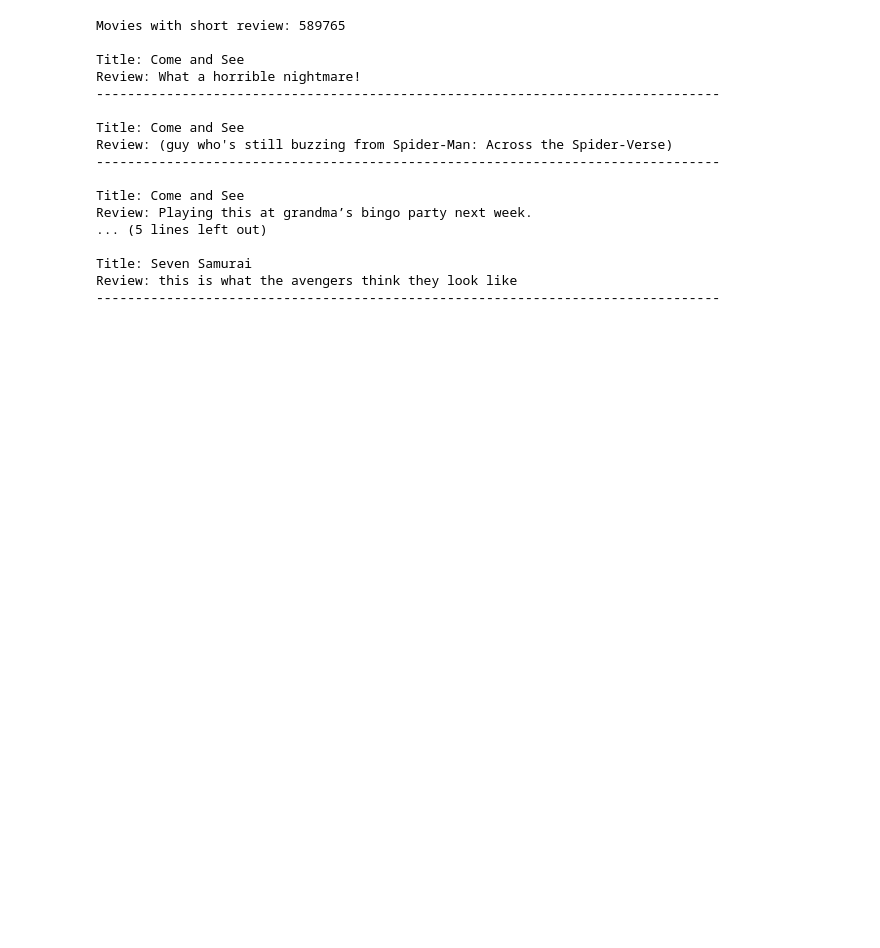
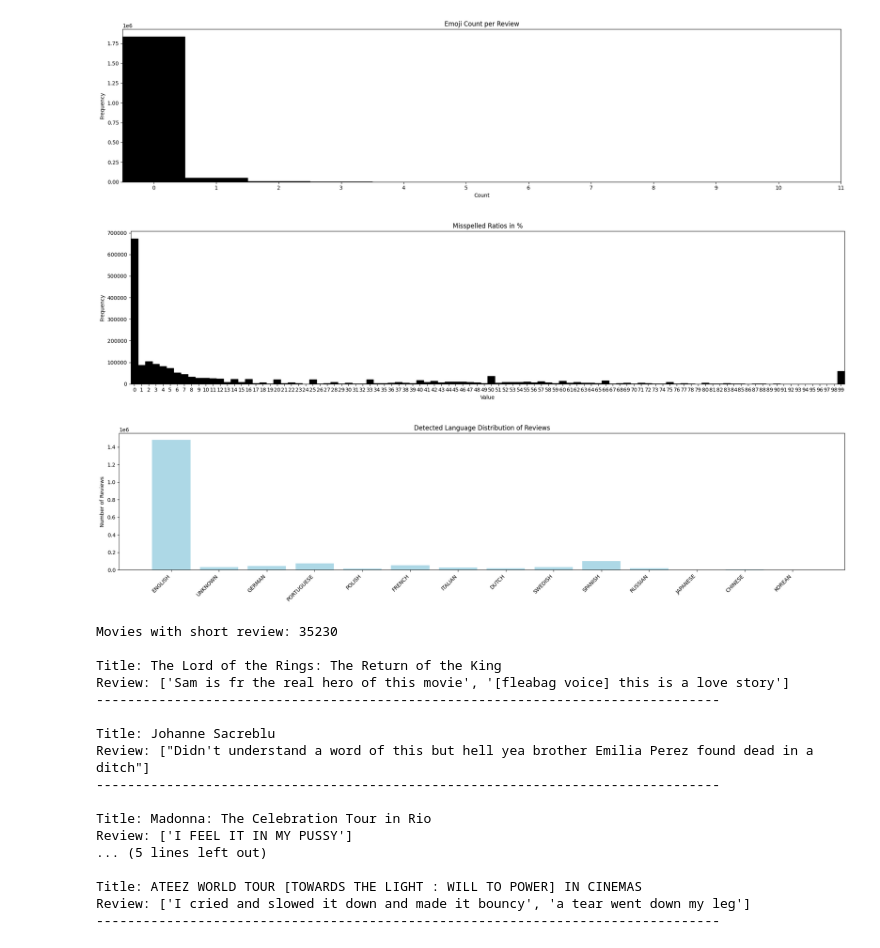
Before and after one commit to hurryman42/The-TruFiTi-Group, a Jupyter notebook: src/data/data_analyse.ipynb, the cells around one changed output. Drawn from its saved outputs; the diff is of its cells as text; code cells hidden in the pictures; blank space fills up the shorter version.

```diff
--- a/src/data/data_analyse.ipynb
+++ b/src/data/data_analyse.ipynb
@@ -164,28 +231,84 @@ Synopsis: Original episodes of Strawberry Shortcake
+# %%
+def plot_integer_hist(values, title, tick_step=1, xlim_max=None):
+    values = np.array(values)
+    min_v = values.min()
+    max_v = values.max()
+    bins = np.arange(min_v - 0.5, max_v + 1.5, 1)
+
+    plt.figure(figsize=(20, 5))
+    plt.hist(values, bins=bins, color="black", edgecolor="black")
+
+    plt.xticks(np.arange(0, max_v + 1, tick_step))
+    if xlim_max:
+        plt.xlim(-0.5, xlim_max + 1)
+    else:
+        plt.xlim(-0.5, max_v + 1)
+    plt.title(title)
+    plt.xlabel("Count")
+    plt.ylabel("Frequency")
+    plt.tight_layout()
+    plt.show()
+
+
+plot_integer_hist(emoji_counts, "Emoji Count per Review", tick_step=1, xlim_max=10)
+# plot_integer_hist(non_latin_counts, "Non-Latin Characters per Review", tick_step=100)
+# plot_integer_hist(weird_counts, "Weird Characters (So/Mn/Cf/Co) per Review", tick_step=10)
+
+misspelled_ratios = np.asarray(misspelled_ratios, dtype=float)
+bins = 100
+
+plt.figure(figsize=(20, 5))
+plt.hist(misspelled_ratios, bins=bins, color="black", edgecolor="black")
+
+tick_step = 0.01
+ticks = np.arange(-tick_step / 2, tick_step / 2 + 1, tick_step)
+tick_labels = [f"{int(t * 100)}" for t in ticks]
+plt.xticks(ticks, tick_labels)
+
+plt.xlim(0, 1)
+plt.title("Misspelled Ratios in %")
+plt.xlabel("Value")
+plt.ylabel("Frequency")
+plt.tight_layout()
+plt.show()
+
+plt.figure(figsize=(20, 5))
+plt.bar(lang_counts.keys(), lang_counts.values(), color="lightblue")
+plt.title("Detected Language Distribution of Reviews")
+plt.ylabel("Number of Reviews")
+plt.xticks(rotation=45, ha="right")
+plt.tight_layout()
+plt.show()
+# %% [output]
+[figure, added]
+[figure, added]
+[figure, added]
 # %%
 short_review = df.filter(
-    pl.col("review_text").is_not_null() & (pl.col("review_text").str.split(" ").list.len() <= 10)
-).select(["title", "synopsis", "review_text"])
+    pl.col("review_texts").is_not_null()
+    & (pl.col("review_texts").list.eval(pl.element().str.split(" ").list.len()).list.sum() <= 20)
+).select(["title", "synopsis", "review_texts"])
 
 print(f"Movies with short review: {len(short_review)}")
 for row in short_review.head().iter_rows(named=True):
     print(f"\nTitle: {row['title']}")
-    print(f"Review: {row['review_text']}")
+    print(f"Review: {row['review_texts']}")
     print("-" * 80)
 # %% [output]
-Movies with short review: 589765
+Movies with short review: 35230
 
-Title: Come and See
-Review: What a horrible nightmare!
+Title: The Lord of the Rings: The Return of the King
+Review: ['Sam is fr the real hero of this movie', '[fleabag voice] this is a love story']
 --------------------------------------------------------------------------------
 
-Title: Come and See
-Review: (guy who's still buzzing from Spider-Man: Across the Spider-Verse)
+Title: Johanne Sacreblu
+Review: ["Didn't understand a word of this but hell yea brother Emilia Perez found dead in a ditch"]
 --------------------------------------------------------------------------------
 
-Title: Come and See
-Review: Playing this at grandma’s bingo party next week.
+Title: Madonna: The Celebration Tour in Rio
+Review: ['I FEEL IT IN MY PUSSY']
 ... (5 lines left out)
 
-Title: Seven Samurai
-Review: this is what the avengers think they look like
+Title: ATEEZ WORLD TOUR [TOWARDS THE LIGHT : WILL TO POWER] IN CINEMAS
+Review: ['I cried and slowed it down and made it bouncy', 'a tear went down my leg']
 --------------------------------------------------------------------------------
```
Also changed, not shown: parts of 8 cells of this notebook, 8 other files.
